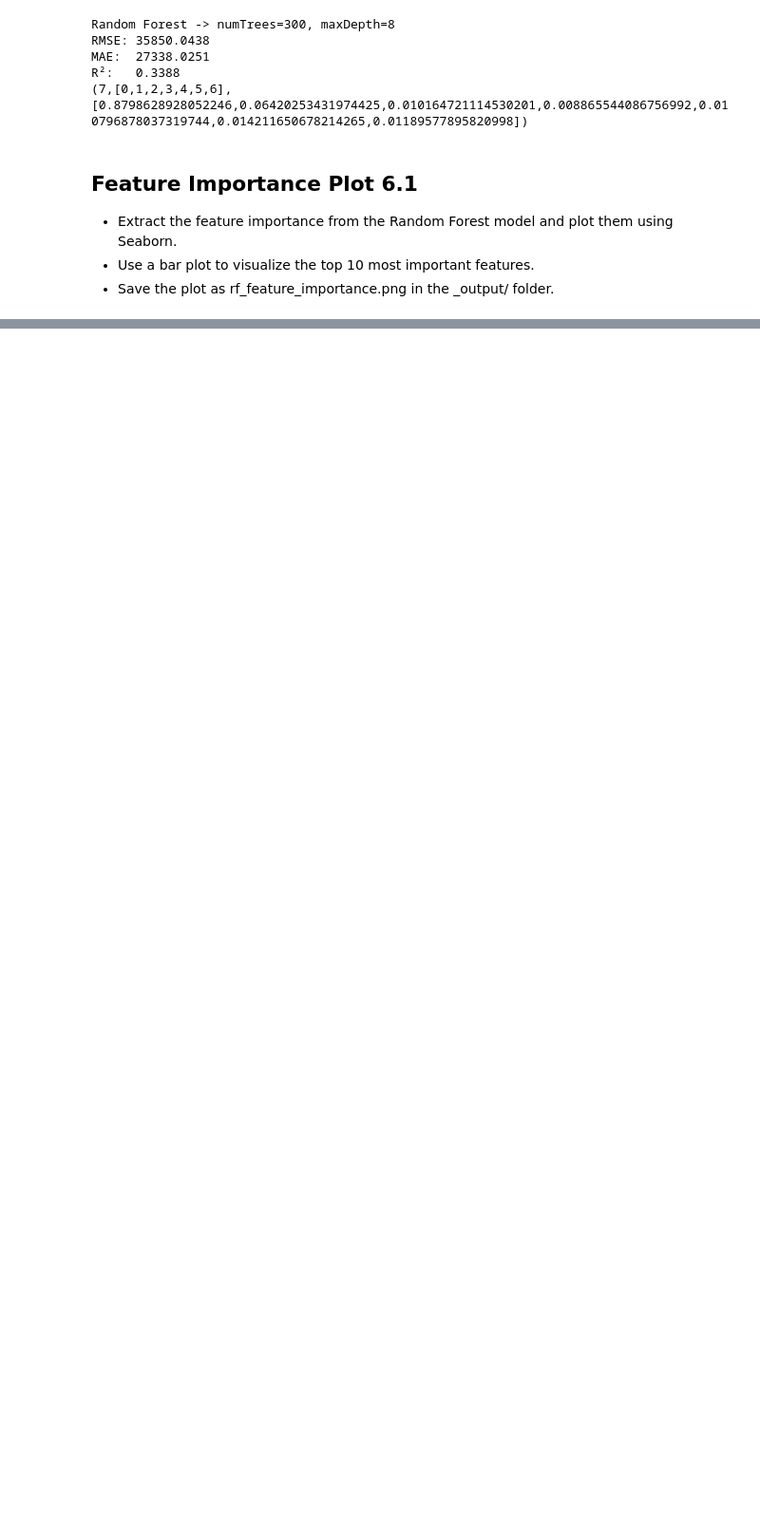
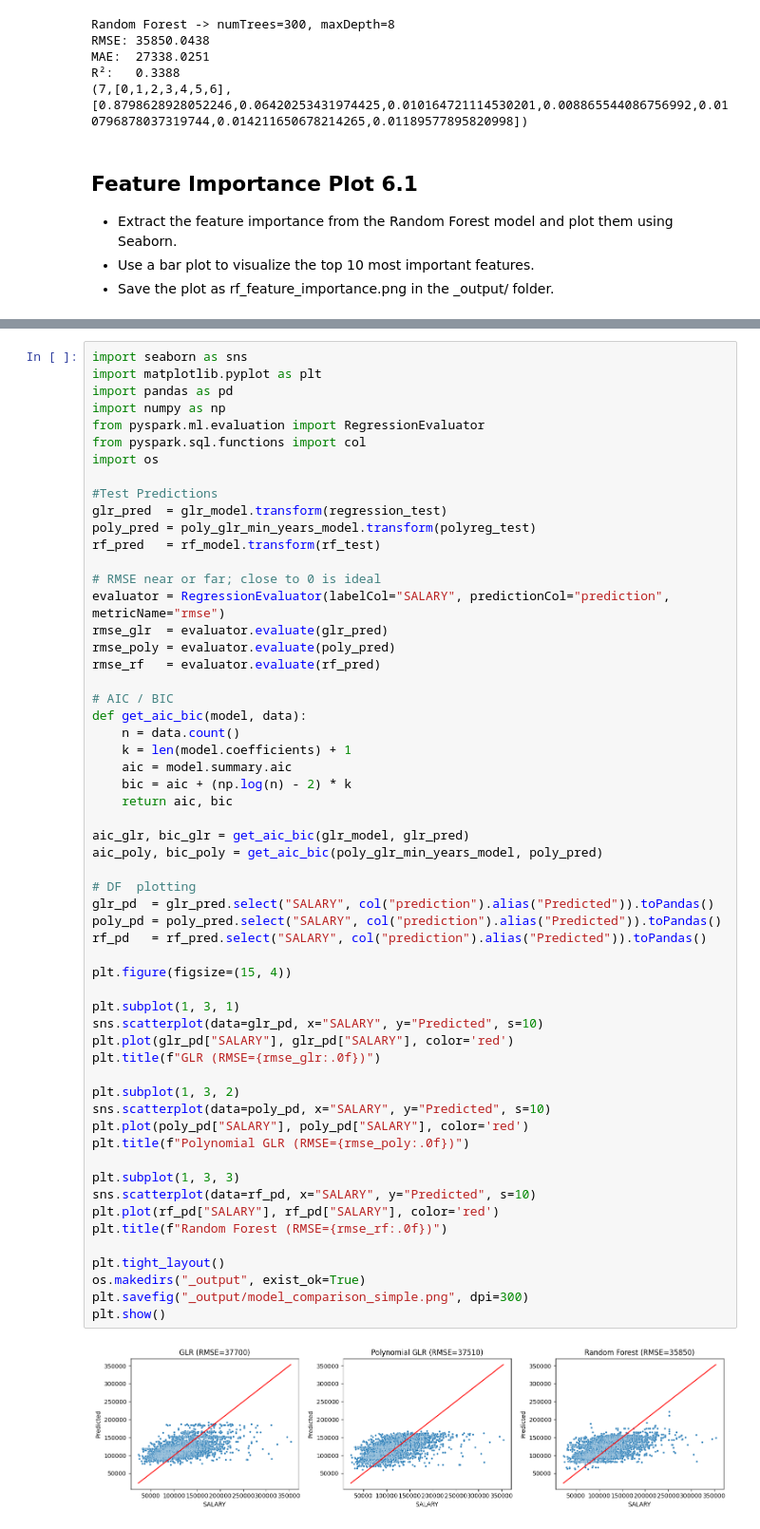
Before and after one commit to julio1the/assignment-04-juliocesarvg, a Jupyter notebook: assignment04-juliocesarvg_sol.ipynb, the cells around one changed output, grey strips where cells are left out. Shown at 95% size. Saved outputs shown, nothing was run; the diff lists cells and outputs as text; blank space fills up the shorter version.

```diff
--- a/assignment04-juliocesarvg_sol.ipynb
+++ b/assignment04-juliocesarvg_sol.ipynb
@@ -877,0 +896,59 @@ plt.show()
+# %%
+import seaborn as sns
+import matplotlib.pyplot as plt
+import pandas as pd
+import numpy as np
+from pyspark.ml.evaluation import RegressionEvaluator
+from pyspark.sql.functions import col
+import os
+
+#Test Predictions
+glr_pred  = glr_model.transform(regression_test)
+poly_pred = poly_glr_min_years_model.transform(polyreg_test)
+rf_pred   = rf_model.transform(rf_test)
+
+# RMSE near or far; close to 0 is ideal
+evaluator = RegressionEvaluator(labelCol="SALARY", predictionCol="prediction", metricName="rmse")
+rmse_glr  = evaluator.evaluate(glr_pred)
+rmse_poly = evaluator.evaluate(poly_pred)
+rmse_rf   = evaluator.evaluate(rf_pred)
+
+# AIC / BIC
+def get_aic_bic(model, data):
+    n = data.count()
+    k = len(model.coefficients) + 1
+    aic = model.summary.aic
+    bic = aic + (np.log(n) - 2) * k
+    return aic, bic
+
+aic_glr, bic_glr = get_aic_bic(glr_model, glr_pred)
+aic_poly, bic_poly = get_aic_bic(poly_glr_min_years_model, poly_pred)
+
+# DF  plotting
+glr_pd  = glr_pred.select("SALARY", col("prediction").alias("Predicted")).toPandas()
+poly_pd = poly_pred.select("SALARY", col("prediction").alias("Predicted")).toPandas()
+rf_pd   = rf_pred.select("SALARY", col("prediction").alias("Predicted")).toPandas()
+
+plt.figure(figsize=(15, 4))
+
+plt.subplot(1, 3, 1)
+sns.scatterplot(data=glr_pd, x="SALARY", y="Predicted", s=10)
+plt.plot(glr_pd["SALARY"], glr_pd["SALARY"], color='red')
+plt.title(f"GLR (RMSE={rmse_glr:.0f})")
+
+plt.subplot(1, 3, 2)
+sns.scatterplot(data=poly_pd, x="SALARY", y="Predicted", s=10)
+plt.plot(poly_pd["SALARY"], poly_pd["SALARY"], color='red')
+plt.title(f"Polynomial GLR (RMSE={rmse_poly:.0f})")
+
+plt.subplot(1, 3, 3)
+sns.scatterplot(data=rf_pd, x="SALARY", y="Predicted", s=10)
+plt.plot(rf_pd["SALARY"], rf_pd["SALARY"], color='red')
+plt.title(f"Random Forest (RMSE={rmse_rf:.0f})")
+
+plt.tight_layout()
+os.makedirs("_output", exist_ok=True)
+plt.savefig("_output/model_comparison_simple.png", dpi=300)
+plt.show()
+# %% [output]
+[figure, added]
```
Also changed, not shown: parts of 12 cells of this notebook.
